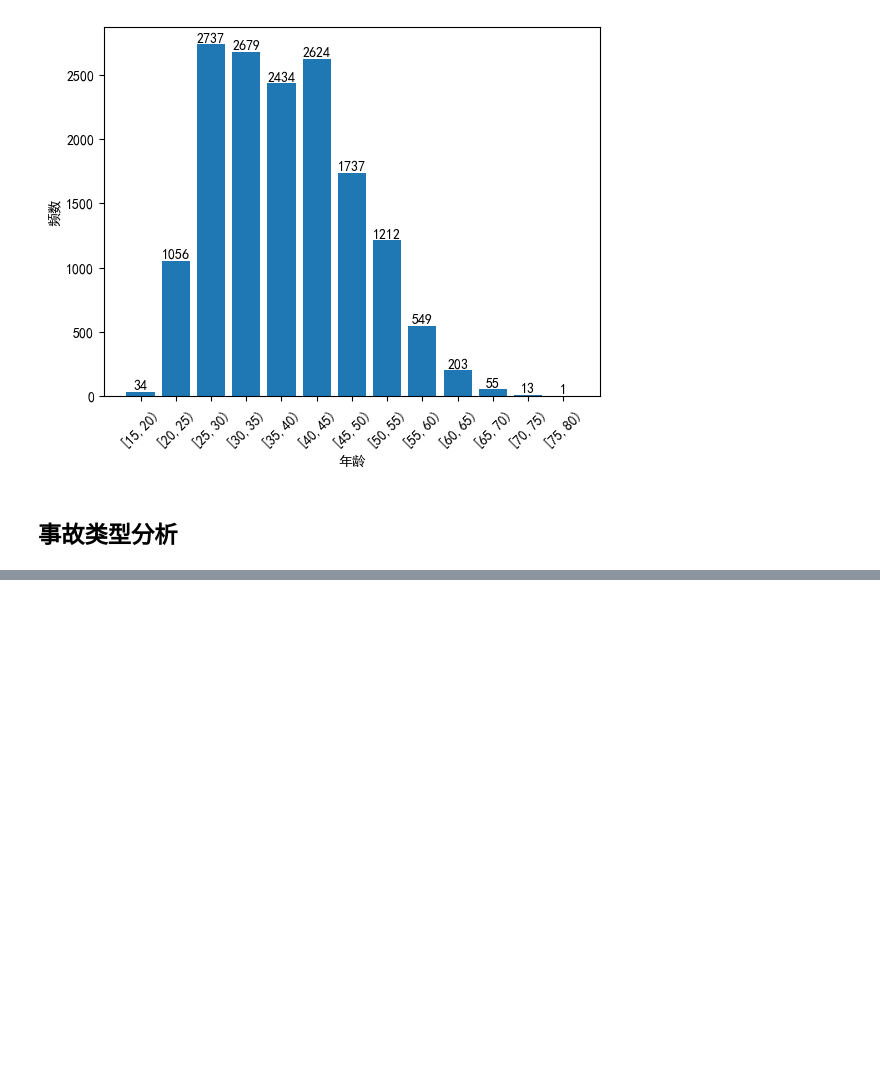
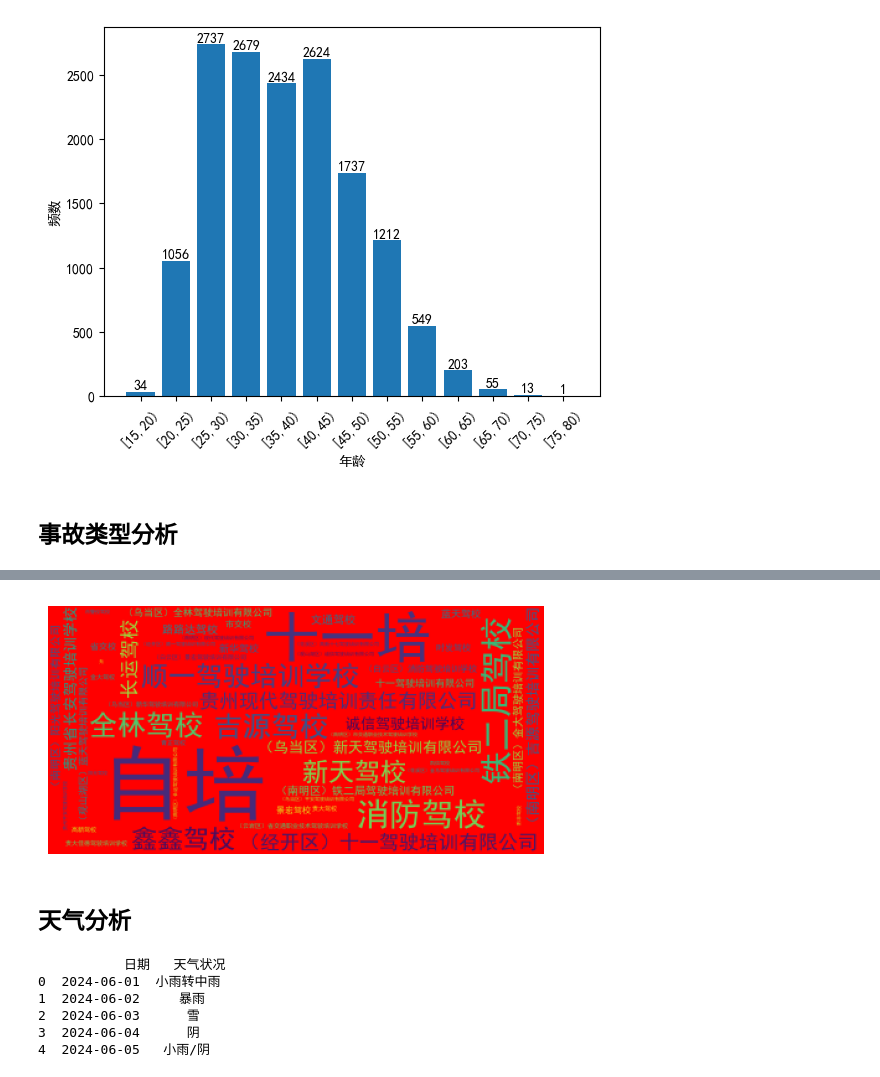
Before and after one commit to weishuotan/python_for_data_analysis, a Jupyter notebook: exercise002.ipynb, the cells around one changed output, grey strips where cells are left out. Saved outputs shown, nothing was run; the diff lists cells and outputs as text; code cells hidden in the pictures; blank space fills up the shorter version.

```diff
--- a/exercise002.ipynb
+++ b/exercise002.ipynb
@@ -348,0 +562,4 @@ plt.show()
+# %%
+jiaxiao=new_accid['jxmc']
+jiaxiao_freq=jiaxiao.value_counts()
+jiaxiao_freq
@@ -348,0 +580,4 @@ plt.show()
+# %%
+#转化为字典格式
+jiaxiao_dic=dict(zip(jiaxiao_freq.index,jiaxiao_freq))
+jiaxiao_dic
@@ -348,0 +602,25 @@ plt.show()
+# %%
+wc=WordCloud(font_path='simhei.ttf',background_color='red')
+wc.fit_words(jiaxiao_dic)
+plt.imshow(wc)
+plt.axis('off')
+plt.show()
+# %% [output]
+[figure, added]
+# %% [markdown]
+##  天气分析
+# %%
+data = {
+    '日期':['2024-06-01','2024-06-02','2024-06-03','2024-06-04','2024-06-05'],
+    '天气状况':['小雨转中雨','暴雨','雪','阴','小雨/阴']
+}
+
+weather1=pd.DataFrame(data)
+print(weather1)
+# %% [output]
+           日期   天气状况
+0  2024-06-01  小雨转中雨
+1  2024-06-02     暴雨
+2  2024-06-03      雪
+3  2024-06-04      阴
+4  2024-06-05   小雨/阴
```
Also changed, not shown: parts of 54 cells of this notebook.
